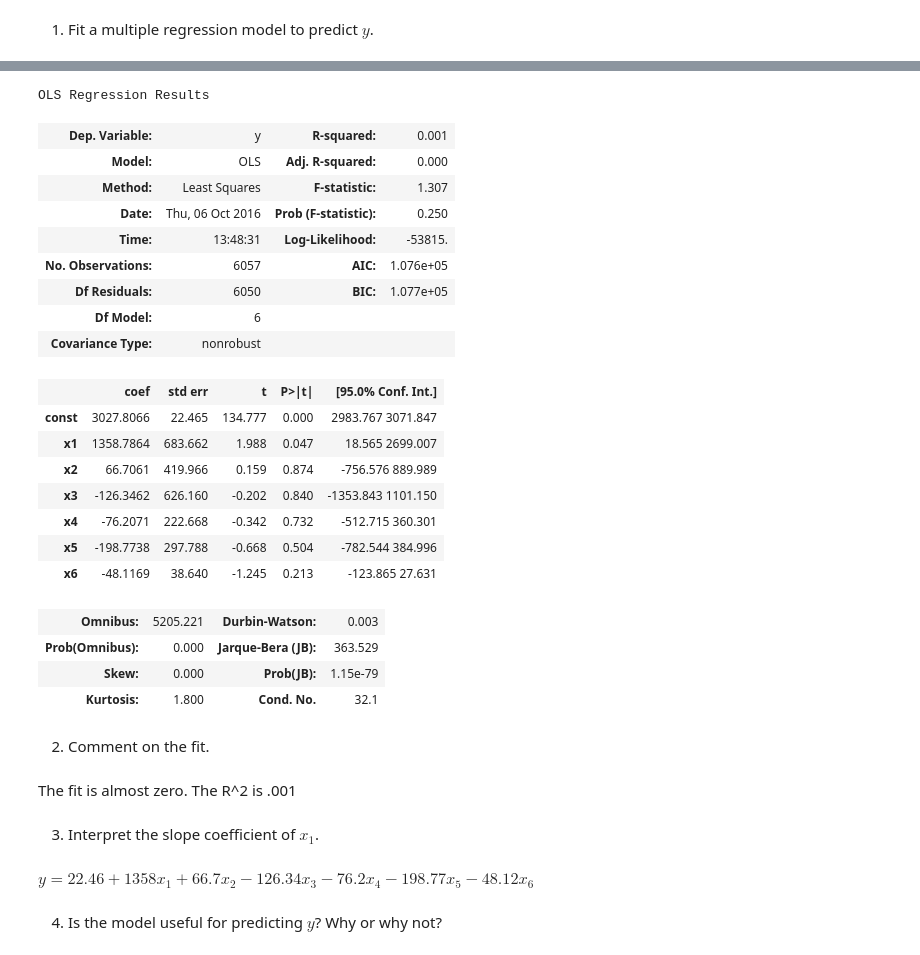
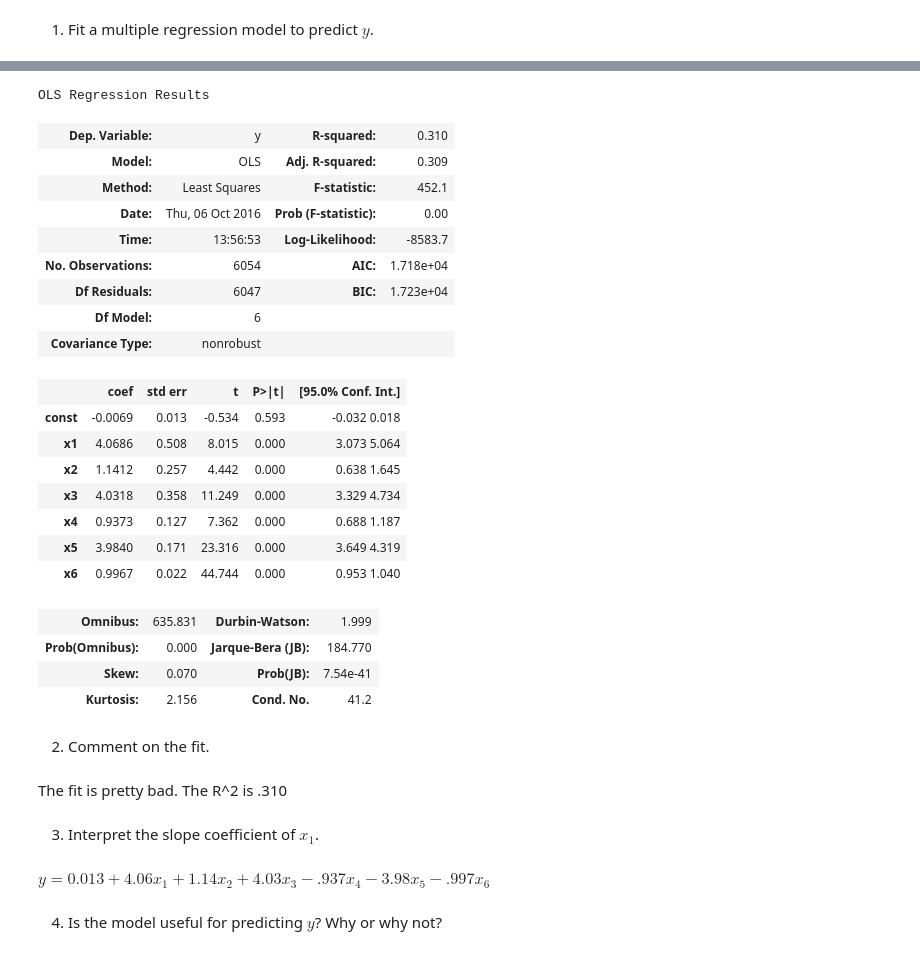
Before and after one commit to vsquared10/DSCI6002-student, a Jupyter notebook: week6/6-3_MultReg2/DSCI6002-6.3-RAT-Copy1.ipynb, the cells around one changed output, grey strips where cells are left out. Drawn from its saved outputs; the diff is of its cells as text; code cells hidden in the pictures.

```diff
--- a/week6/6-3_MultReg2/DSCI6002-6.3-RAT-Copy1.ipynb
+++ b/week6/6-3_MultReg2/DSCI6002-6.3-RAT-Copy1.ipynb
@@ -23,3 +23,5 @@ homer.head()
 | 4 | 0.90259 | -0.000877 | 0.066941 | -0.048190 | 0.064742 | 0.147880 | 0.26643 |
 # %% [markdown]
 1) Fit a multiple regression model to predict $y$.
+# %%
+homer = homer.dropna()
@@ -26,41 +33,41 @@ homer.head()
 # %%
 X = homer[['x1', 'x2', 'x3', 'x4', 'x5', 'x6']]
 X = sm.add_constant(X)
-y = homer.index
+y = homer.y
 
 model3 = sm.OLS(y, X)
 results3 = model3.fit()
 results3.summary()
 # %% [output]
 OLS Regression Results
-| Dep. Variable: | y | R-squared: | 0.001 |
-| Model: | OLS | Adj. R-squared: | 0.000 |
-| Method: | Least Squares | F-statistic: | 1.307 |
-| Date: | Thu, 06 Oct 2016 | Prob (F-statistic): | 0.250 |
-| Time: | 13:48:31 | Log-Likelihood: | -53815. |
-| No. Observations: | 6057 | AIC: | 1.076e+05 |
-| Df Residuals: | 6050 | BIC: | 1.077e+05 |
+| Dep. Variable: | y | R-squared: | 0.310 |
+| Model: | OLS | Adj. R-squared: | 0.309 |
+| Method: | Least Squares | F-statistic: | 452.1 |
+| Date: | Thu, 06 Oct 2016 | Prob (F-statistic): | 0.00 |
+| Time: | 13:56:53 | Log-Likelihood: | -8583.7 |
+| No. Observations: | 6054 | AIC: | 1.718e+04 |
+| Df Residuals: | 6047 | BIC: | 1.723e+04 |
 | Df Model: | 6 |  |  |
 | Covariance Type: | nonrobust |  |  |
 |  | coef | std err | t | P>|t| | [95.0% Conf. Int.] |
-| const | 3027.8066 | 22.465 | 134.777 | 0.000 | 2983.767 3071.847 |
-| x1 | 1358.7864 | 683.662 | 1.988 | 0.047 | 18.565 2699.007 |
-| x2 | 66.7061 | 419.966 | 0.159 | 0.874 | -756.576 889.989 |
-| x3 | -126.3462 | 626.160 | -0.202 | 0.840 | -1353.843 1101.150 |
-| x4 | -76.2071 | 222.668 | -0.342 | 0.732 | -512.715 360.301 |
-| x5 | -198.7738 | 297.788 | -0.668 | 0.504 | -782.544 384.996 |
-| x6 | -48.1169 | 38.640 | -1.245 | 0.213 | -123.865 27.631 |
+| const | -0.0069 | 0.013 | -0.534 | 0.593 | -0.032 0.018 |
+| x1 | 4.0686 | 0.508 | 8.015 | 0.000 | 3.073 5.064 |
+| x2 | 1.1412 | 0.257 | 4.442 | 0.000 | 0.638 1.645 |
+| x3 | 4.0318 | 0.358 | 11.249 | 0.000 | 3.329 4.734 |
+| x4 | 0.9373 | 0.127 | 7.362 | 0.000 | 0.688 1.187 |
+| x5 | 3.9840 | 0.171 | 23.316 | 0.000 | 3.649 4.319 |
+| x6 | 0.9967 | 0.022 | 44.744 | 0.000 | 0.953 1.040 |
-| Omnibus: | 5205.221 | Durbin-Watson: | 0.003 |
-| Prob(Omnibus): | 0.000 | Jarque-Bera (JB): | 363.529 |
-| Skew: | 0.000 | Prob(JB): | 1.15e-79 |
-| Kurtosis: | 1.800 | Cond. No. | 32.1 |
+| Omnibus: | 635.831 | Durbin-Watson: | 1.999 |
+| Prob(Omnibus): | 0.000 | Jarque-Bera (JB): | 184.770 |
+| Skew: | 0.070 | Prob(JB): | 7.54e-41 |
+| Kurtosis: | 2.156 | Cond. No. | 41.2 |
 # %% [markdown]
 2) Comment on the fit.
 # %% [markdown]
-The fit is almost zero. The R^2 is .001
+The fit is pretty bad. The R^2 is .310
 # %% [markdown]
 3) Interpret the slope coefficient of $x_1$.
-# %% [markdown]
-$y = 22.46 + 1358x_1 + 66.7x_2 -126.34x_3 - 76.2x_4 - 198.77x_5 - 48.12x_6$
+# %% [markdown]
+$y = 0.013 + 4.06x_1 + 1.14x_2 + 4.03x_3 - .937x_4 - 3.98x_5 - .997x_6$
 # %% [markdown]
 4) Is the model useful for predicting $y$? Why or why not?
```
Also changed, not shown: parts of 3 cells of this notebook, 1 other file.
